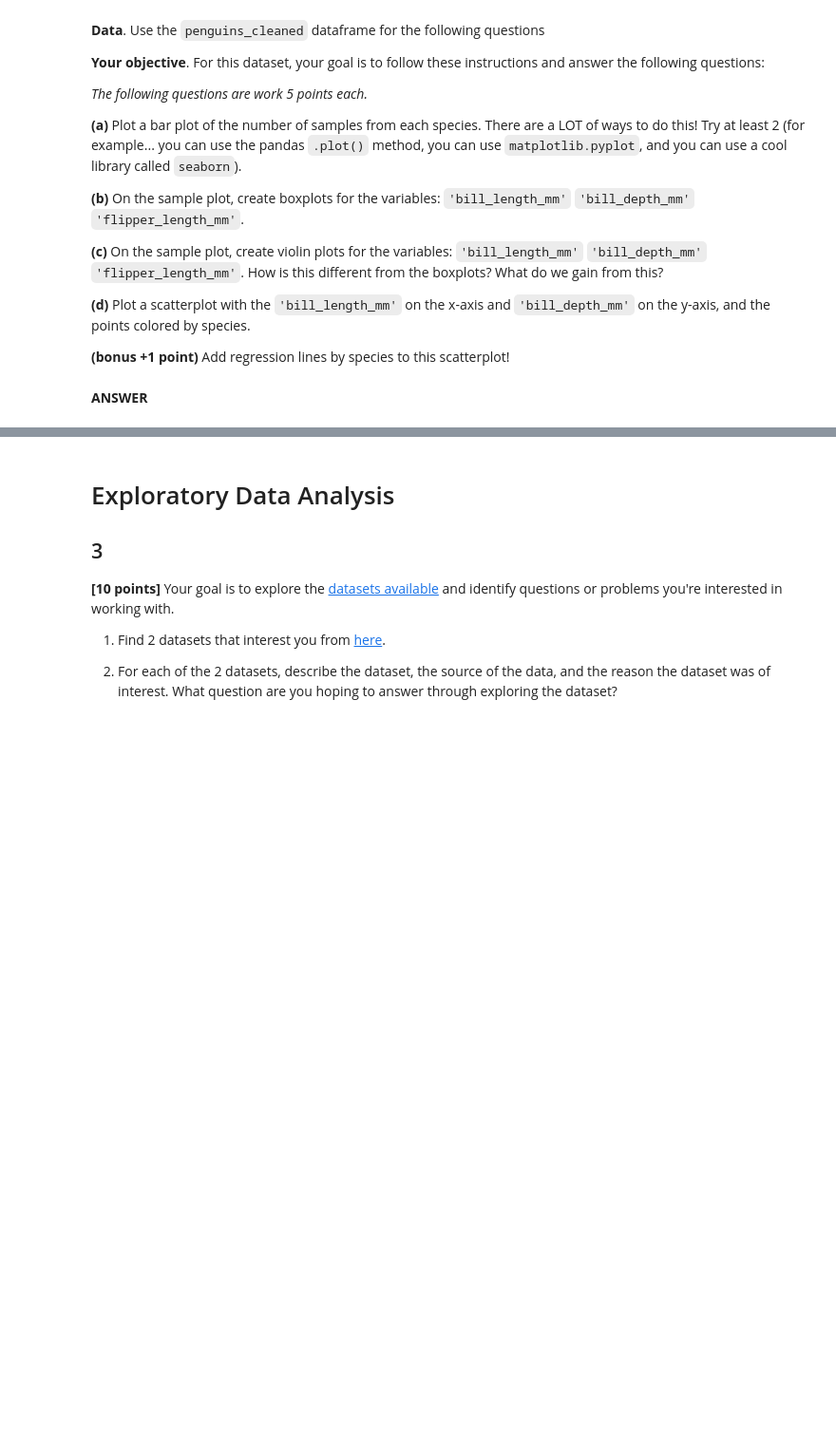
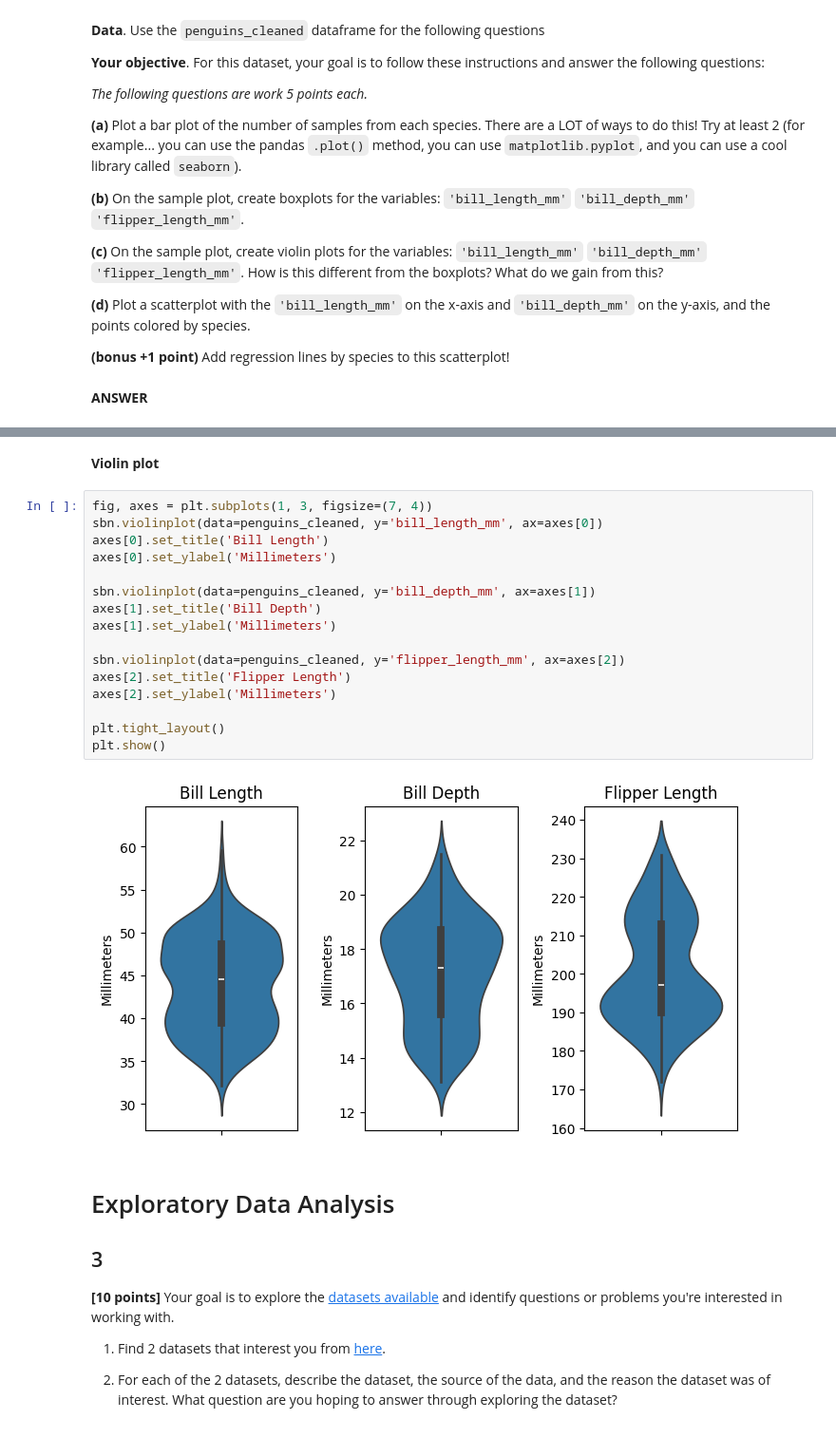
Before and after one commit to solangecdh3/assignments, a Jupyter notebook: assignments_1/assignment_1.ipynb, the cells around one changed output, grey strips where cells are left out. Shown at 95% size. Cells and saved outputs as stored; diff of their text form; blank space fills up the shorter version.

```diff
--- a/assignments_1/assignment_1.ipynb
+++ b/assignments_1/assignment_1.ipynb
@@ -297,3 +353,23 @@ _The following questions are work 5 points each._
+# %% [markdown]
+**Violin plot**
+# %%
+fig, axes = plt.subplots(1, 3, figsize=(7, 4))
+sbn.violinplot(data=penguins_cleaned, y='bill_length_mm', ax=axes[0])
+axes[0].set_title('Bill Length')
+axes[0].set_ylabel('Millimeters')
+
+sbn.violinplot(data=penguins_cleaned, y='bill_depth_mm', ax=axes[1])
+axes[1].set_title('Bill Depth')
+axes[1].set_ylabel('Millimeters')
+
+sbn.violinplot(data=penguins_cleaned, y='flipper_length_mm', ax=axes[2])
+axes[2].set_title('Flipper Length')
+axes[2].set_ylabel('Millimeters')
+
+plt.tight_layout()
+plt.show()
+# %% [output]
+[figure, added]
 # %% [markdown]
 # Exploratory Data Analysis
 ## 3
```
Also changed, not shown: parts of 9 cells of this notebook.
